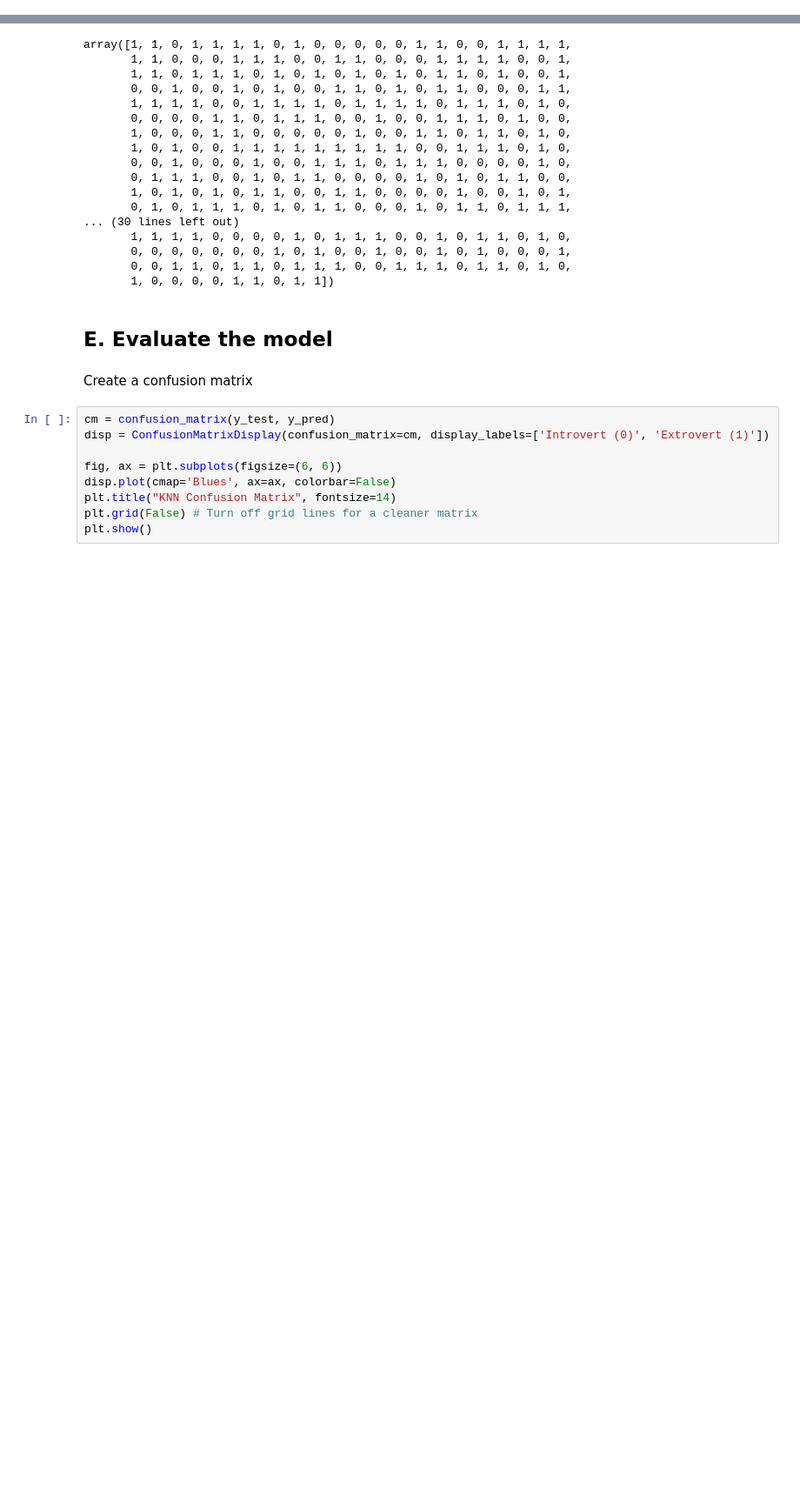
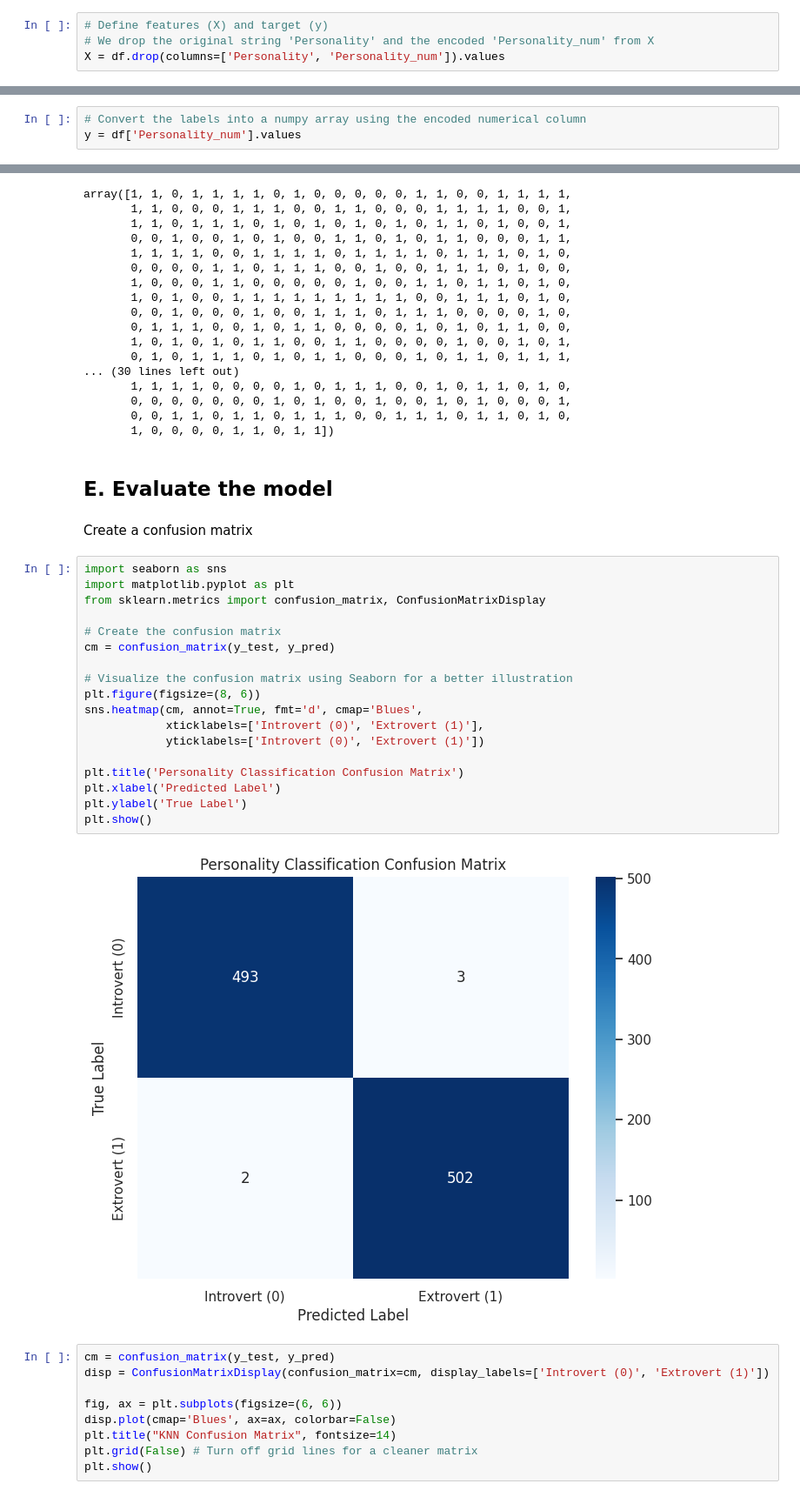
Before and after one commit to flexyledger/CCMACLRL_COM243ML, a Jupyter notebook: Lab/Lab-Exercise-1/Exercise1.ipynb, the cells around one changed output, grey strips where cells are left out. Shown at 87% size. Saved outputs shown, nothing was run; the diff lists cells and outputs as text; blank space fills up the shorter version.

```diff
--- a/Lab/Lab-Exercise-1/Exercise1.ipynb
+++ b/Lab/Lab-Exercise-1/Exercise1.ipynb
@@ -142,2 +152,6 @@ KeyError: "['label'] not found in axis"
+# %%
+# Define features (X) and target (y)
+# We drop the original string 'Personality' and the encoded 'Personality_num' from X
+X = df.drop(columns=['Personality', 'Personality_num']).values
 # %% [markdown]
 Convert the labels into an numpy array using `.values()` and store it in a variable "y"
@@ -148,3 +158,6 @@ KeyError: 'label'
+# %%
+# Convert the labels into a numpy array using the encoded numerical column
+y = df['Personality_num'].values
 # %% [markdown]
 Use `train_test_split()` to split the data.
 
@@ -207,6 +220,26 @@ array([1, 1, 0, 1, 1, 1, 1, 0, 1, 0, 0, 0, 0, 0, 1, 1, 0, 0, 1, 1, 1, 1,
 ## E. Evaluate the model
 # %% [markdown]
 Create a confusion matrix
+# %%
+import seaborn as sns
+import matplotlib.pyplot as plt
+from sklearn.metrics import confusion_matrix, ConfusionMatrixDisplay
+
+# Create the confusion matrix
+cm = confusion_matrix(y_test, y_pred)
+
+# Visualize the confusion matrix using Seaborn for a better illustration
+plt.figure(figsize=(8, 6))
+sns.heatmap(cm, annot=True, fmt='d', cmap='Blues',
+            xticklabels=['Introvert (0)', 'Extrovert (1)'],
+            yticklabels=['Introvert (0)', 'Extrovert (1)'])
+
+plt.title('Personality Classification Confusion Matrix')
+plt.xlabel('Predicted Label')
+plt.ylabel('True Label')
+plt.show()
+# %% [output]
+[figure, added]
 # %%
 cm = confusion_matrix(y_test, y_pred)
 disp = ConfusionMatrixDisplay(confusion_matrix=cm, display_labels=['Introvert (0)', 'Extrovert (1)'])
```
Also changed, not shown: parts of 8 cells of this notebook.
